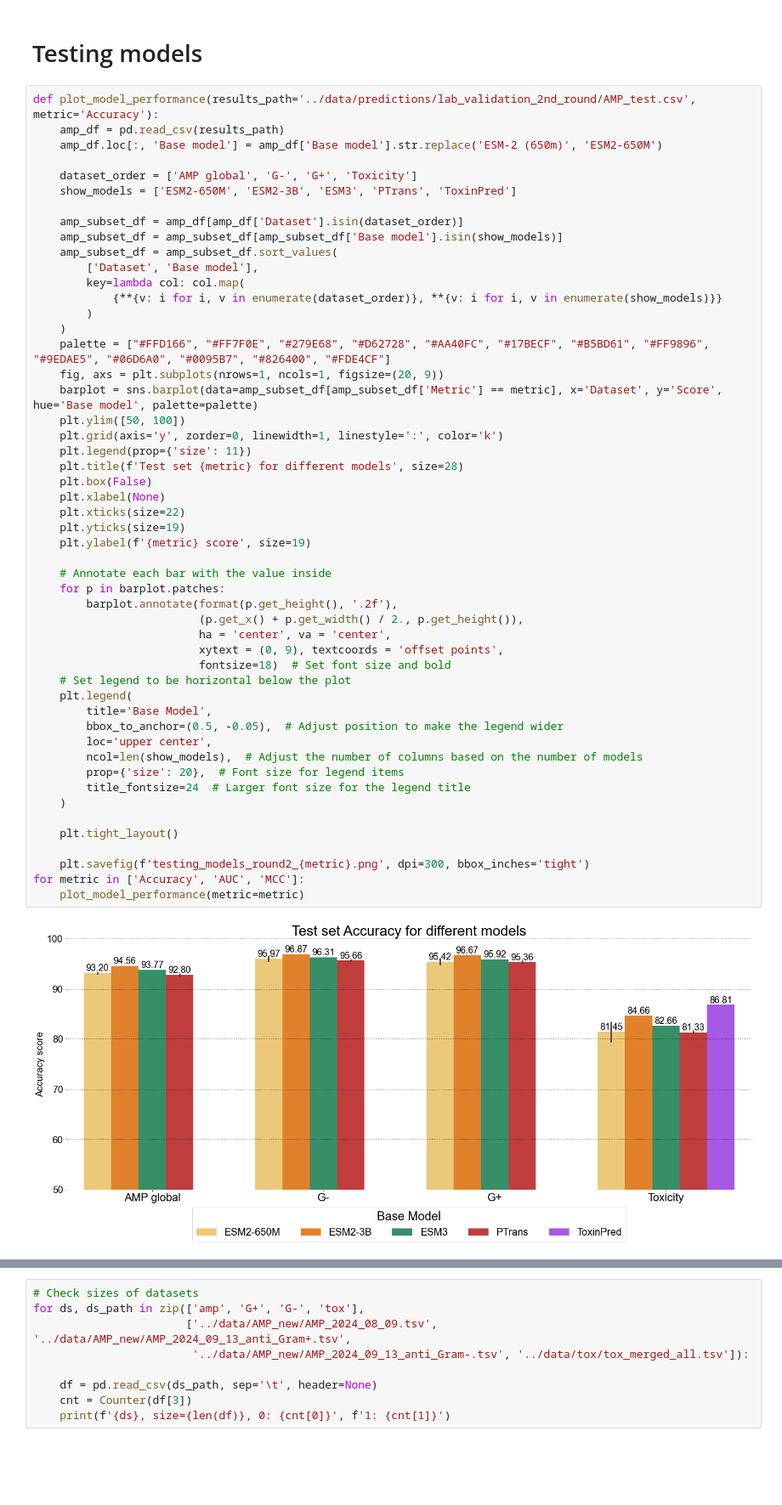
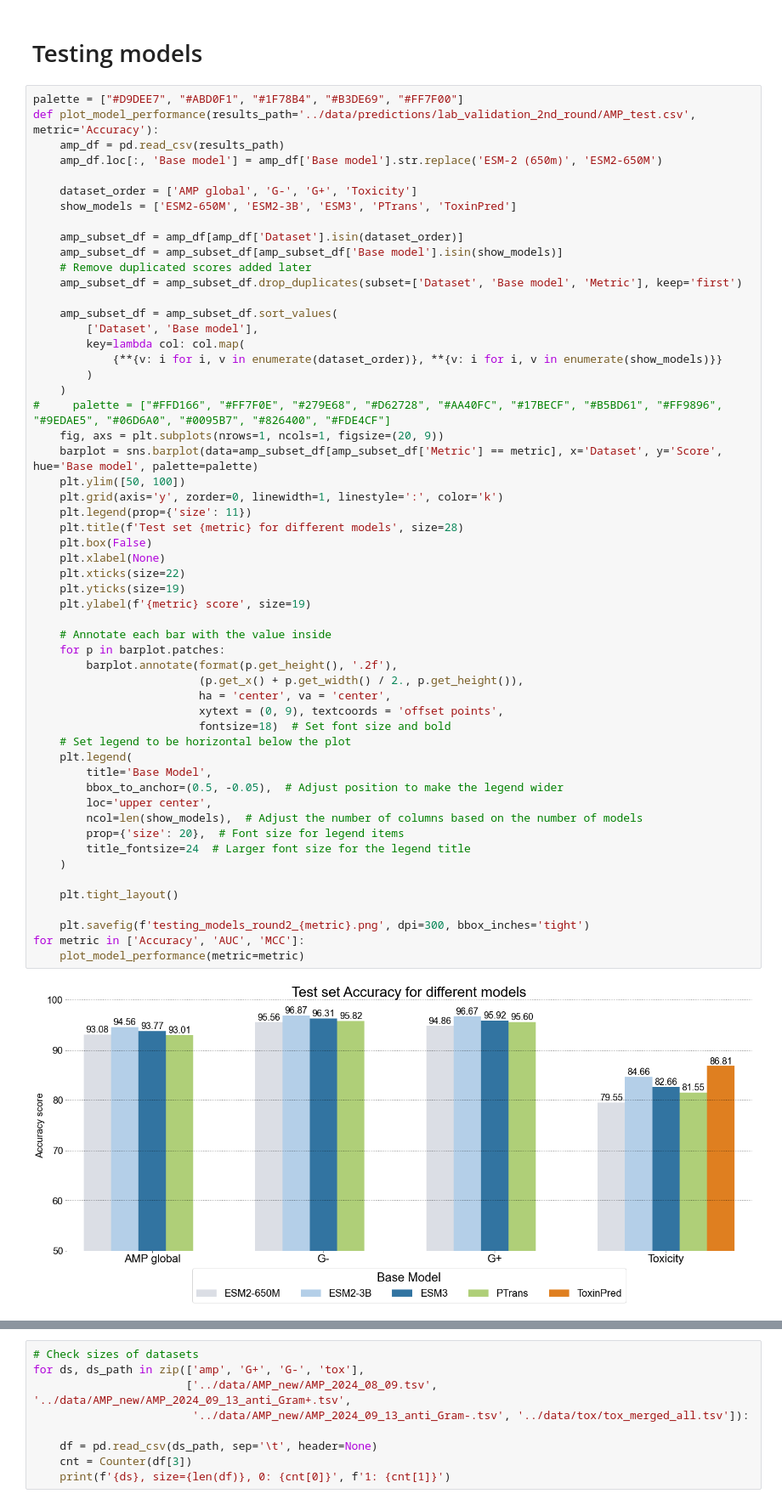
Before and after one commit to BGI-METAI/Metagenome-AI, a Jupyter notebook: notebooks/amp_tox_ripp-round2.ipynb, the cells around one changed output, grey strips where cells are left out. Shown at 85% size. Saved outputs shown, nothing was run; the diff lists cells and outputs as text; blank space fills up the shorter version.

Commit message:
Update display of diagrams and reporting of all scores.

```diff
--- a/notebooks/amp_tox_ripp-round2.ipynb
+++ b/notebooks/amp_tox_ripp-round2.ipynb
@@ -16,6 +16,7 @@ plt.rcParams['font.family'] = 'Arial'
 # %% [markdown]
 # Testing models
 # %%
+palette = ["#D9DEE7", "#ABD0F1", "#1F78B4", "#B3DE69", "#FF7F00"]
 def plot_model_performance(results_path='../data/predictions/lab_validation_2nd_round/AMP_test.csv', metric='Accuracy'):
     amp_df = pd.read_csv(results_path)
     amp_df.loc[:, 'Base model'] = amp_df['Base model'].str.replace('ESM-2 (650m)', 'ESM2-650M')
@@ -25,13 +26,16 @@ def plot_model_performance(results_path='../data/predictions/lab_validation_2nd_
 
     amp_subset_df = amp_df[amp_df['Dataset'].isin(dataset_order)]
     amp_subset_df = amp_subset_df[amp_subset_df['Base model'].isin(show_models)]
+    # Remove duplicated scores added later
+    amp_subset_df = amp_subset_df.drop_duplicates(subset=['Dataset', 'Base model', 'Metric'], keep='first')
+
     amp_subset_df = amp_subset_df.sort_values(
         ['Dataset', 'Base model'],
         key=lambda col: col.map(
             {**{v: i for i, v in enumerate(dataset_order)}, **{v: i for i, v in enumerate(show_models)}}
         )
     )
-    palette = ["#FFD166", "#FF7F0E", "#279E68", "#D62728", "#AA40FC", "#17BECF", "#B5BD61", "#FF9896", "#9EDAE5", "#06D6A0", "#0095B7", "#826400", "#FDE4CF"]
+#     palette = ["#FFD166", "#FF7F0E", "#279E68", "#D62728", "#AA40FC", "#17BECF", "#B5BD61", "#FF9896", "#9EDAE5", "#06D6A0", "#0095B7", "#826400", "#FDE4CF"]
     fig, axs = plt.subplots(nrows=1, ncols=1, figsize=(20, 9))
     barplot = sns.barplot(data=amp_subset_df[amp_subset_df['Metric'] == metric], x='Dataset', y='Score', hue='Base model', palette=palette)
     plt.ylim([50, 100])
@@ -40,31 +44,31 @@ def plot_model_performance(results_path='../data/predictions/lab_validation_2nd_
     plt.title(f'Test set {metric} for different models', size=28)
     plt.box(False)
     plt.xlabel(None)
     plt.xticks(size=22)
     plt.yticks(size=19)
     plt.ylabel(f'{metric} score', size=19)
 
     # Annotate each bar with the value inside
     for p in barplot.patches:
         barplot.annotate(format(p.get_height(), '.2f'),
                          (p.get_x() + p.get_width() / 2., p.get_height()),
                          ha = 'center', va = 'center',
                          xytext = (0, 9), textcoords = 'offset points',
                          fontsize=18)  # Set font size and bold
     # Set legend to be horizontal below the plot
     plt.legend(
         title='Base Model',
         bbox_to_anchor=(0.5, -0.05),  # Adjust position to make the legend wider
         loc='upper center',
         ncol=len(show_models),  # Adjust the number of columns based on the number of models
         prop={'size': 20},  # Font size for legend items
         title_fontsize=24  # Larger font size for the legend title
     )
 
     plt.tight_layout()
 
     plt.savefig(f'testing_models_round2_{metric}.png', dpi=300, bbox_inches='tight')
 for metric in ['Accuracy', 'AUC', 'MCC']:
     plot_model_performance(metric=metric)
 # %% [output]
-[figure, old version]
+[figure, new version]
```
Also changed, not shown: parts of 12 cells of this notebook.
